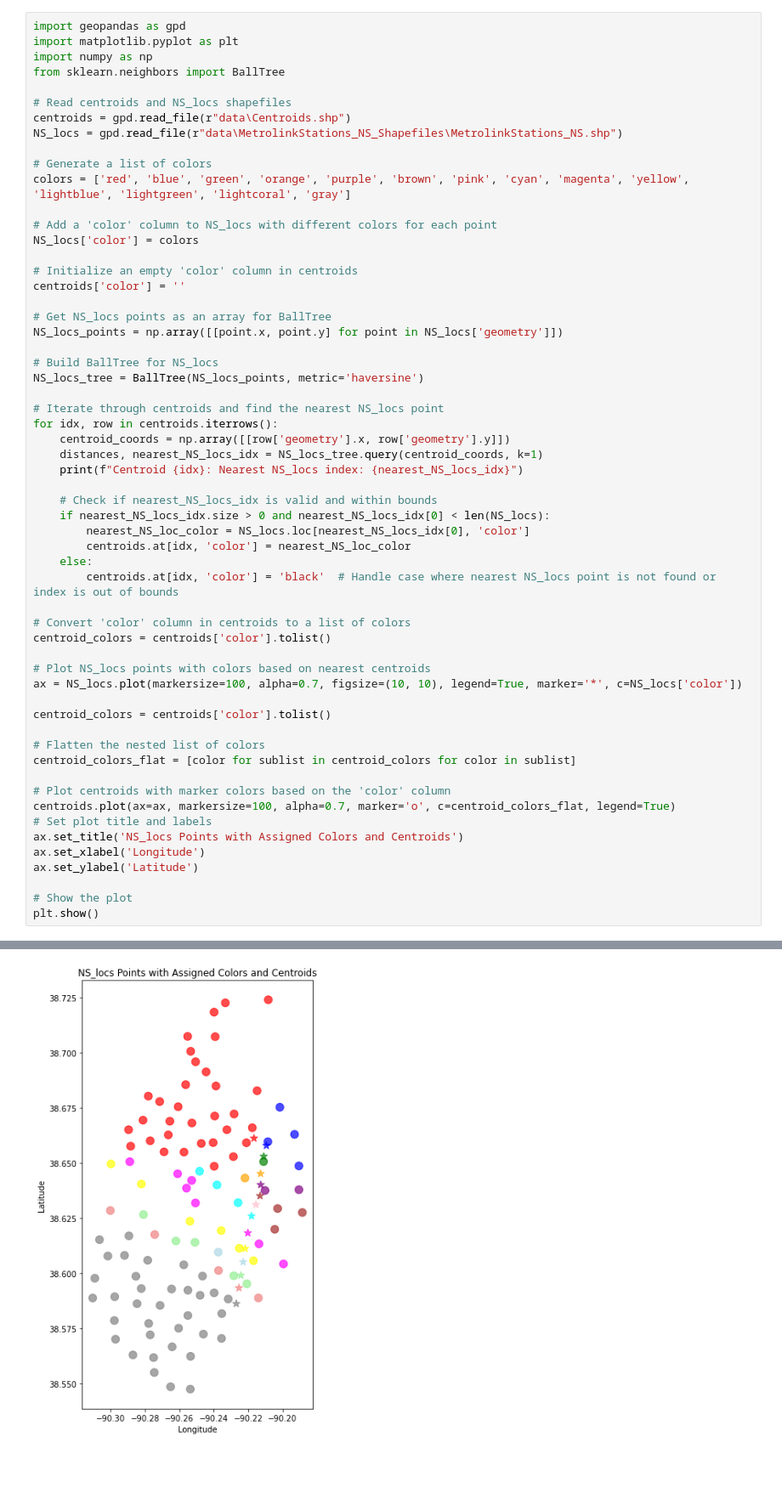
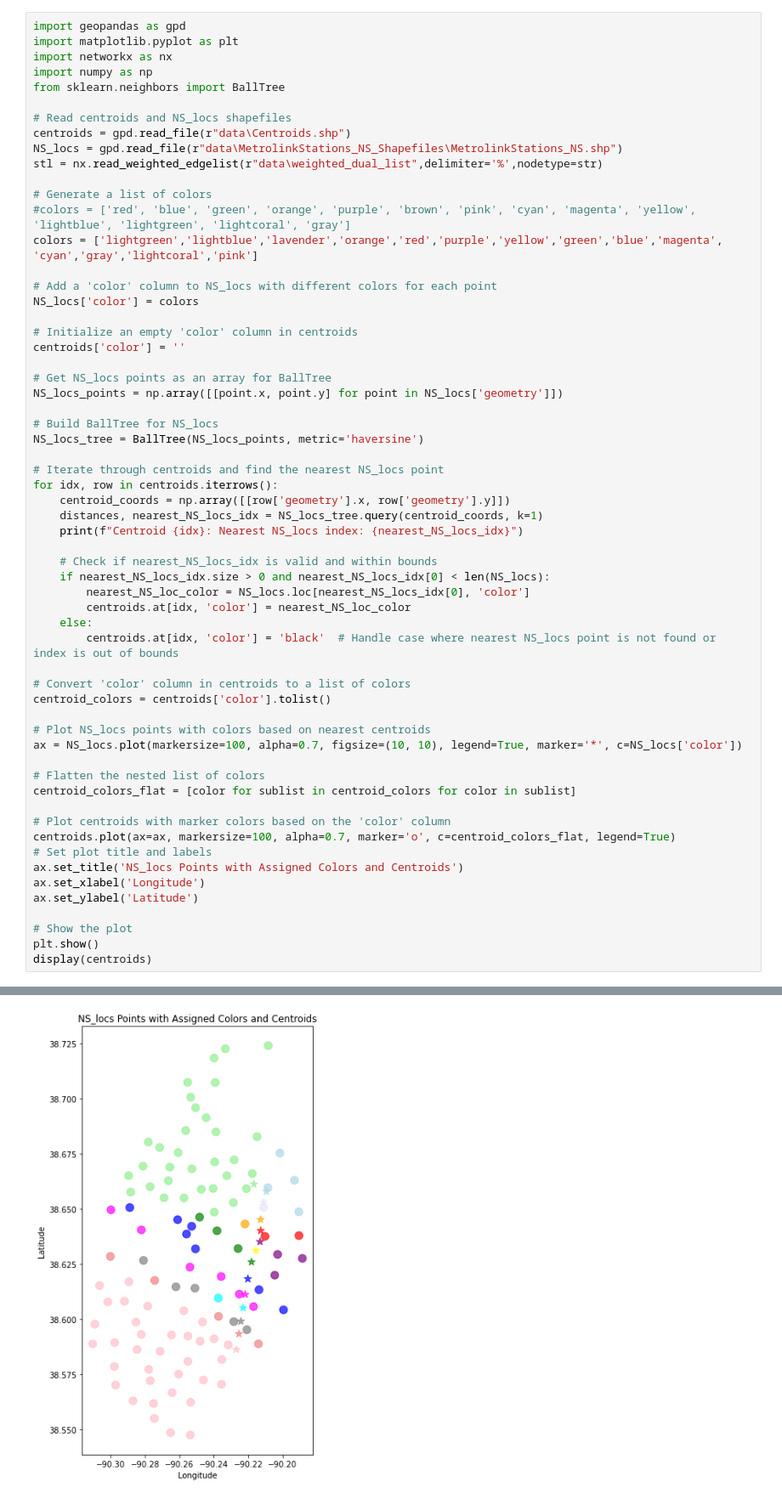
Before and after one commit to juliatompkins/trio-capstone, a Jupyter notebook: algorithms code/NSPlan2Cluster.ipynb, the cells around one changed output, grey strips where cells are left out. Shown at 85% size. Cells and saved outputs as stored; diff of their text form; blank space fills up the shorter version.

```diff
--- a/algorithms code/NSPlan2Cluster.ipynb
+++ b/algorithms code/NSPlan2Cluster.ipynb
@@ -4,15 +4,18 @@ Ouput: centroids closest to them by distance
 # %%
 import geopandas as gpd
 import matplotlib.pyplot as plt
+import networkx as nx
 import numpy as np
 from sklearn.neighbors import BallTree
 
 # Read centroids and NS_locs shapefiles
 centroids = gpd.read_file(r"data\Centroids.shp")
 NS_locs = gpd.read_file(r"data\MetrolinkStations_NS_Shapefiles\MetrolinkStations_NS.shp")
+stl = nx.read_weighted_edgelist(r"data\weighted_dual_list",delimiter='%',nodetype=str)
 
 # Generate a list of colors
-colors = ['red', 'blue', 'green', 'orange', 'purple', 'brown', 'pink', 'cyan', 'magenta', 'yellow', 'lightblue', 'lightgreen', 'lightcoral', 'gray']
+#colors = ['red', 'blue', 'green', 'orange', 'purple', 'brown', 'pink', 'cyan', 'magenta', 'yellow', 'lightblue', 'lightgreen', 'lightcoral', 'gray']
+colors = ['lightgreen','lightblue','lavender','orange','red','purple','yellow','green','blue','magenta', 'cyan','gray','lightcoral','pink']
 
 # Add a 'color' column to NS_locs with different colors for each point
 NS_locs['color'] = colors
@@ -45,36 +48,35 @@ centroid_colors = centroids['color'].tolist()
 # Plot NS_locs points with colors based on nearest centroids
 ax = NS_locs.plot(markersize=100, alpha=0.7, figsize=(10, 10), legend=True, marker='*', c=NS_locs['color'])
 
-centroid_colors = centroids['color'].tolist()
-
 # Flatten the nested list of colors
 centroid_colors_flat = [color for sublist in centroid_colors for color in sublist]
 
 # Plot centroids with marker colors based on the 'color' column
 centroids.plot(ax=ax, markersize=100, alpha=0.7, marker='o', c=centroid_colors_flat, legend=True)
 # Set plot title and labels
 ax.set_title('NS_locs Points with Assigned Colors and Centroids')
 ax.set_xlabel('Longitude')
 ax.set_ylabel('Latitude')
 
 # Show the plot
 plt.show()
+display(centroids)
 # %% [output]
 Centroid 0: Nearest NS_locs index: [[8]]
 Centroid 1: Nearest NS_locs index: [[12]]
 Centroid 2: Nearest NS_locs index: [[5]]
 Centroid 3: Nearest NS_locs index: [[11]]
 Centroid 4: Nearest NS_locs index: [[0]]
 Centroid 5: Nearest NS_locs index: [[0]]
 Centroid 6: Nearest NS_locs index: [[8]]
 Centroid 7: Nearest NS_locs index: [[0]]
 Centroid 8: Nearest NS_locs index: [[0]]
 Centroid 9: Nearest NS_locs index: [[12]]
 Centroid 10: Nearest NS_locs index: [[13]]
 Centroid 11: Nearest NS_locs index: [[9]]
 ... (88 lines left out)
 Centroid 100: Nearest NS_locs index: [[9]]
 Centroid 101: Nearest NS_locs index: [[13]]
 Centroid 102: Nearest NS_locs index: [[11]]
 Centroid 103: Nearest NS_locs index: [[11]]
-[figure, old version]
+[figure, new version]
```
Also changed, not shown: parts of 5 cells of this notebook, 5 other files.
